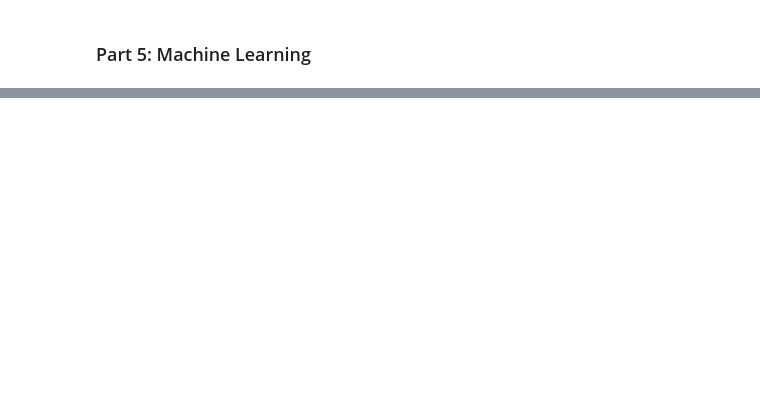
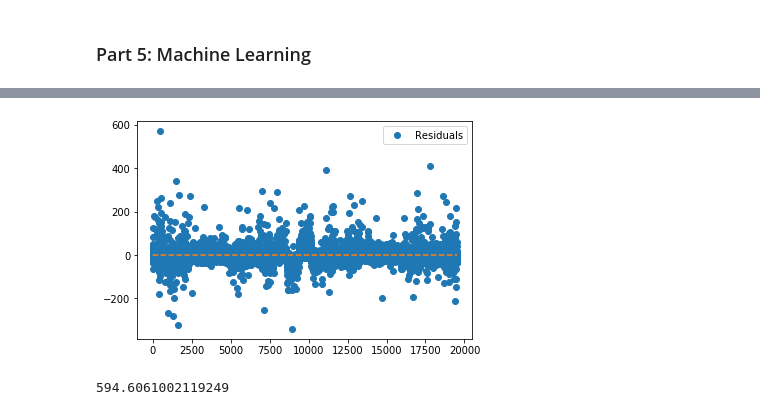
Before and after one commit to vanitakalai/SpringboardProjects, a Jupyter notebook: Capstone Project/Part_5_ML.ipynb, the cells around one changed output, grey strips where cells are left out. Cells and saved outputs as stored; diff of their text form; code cells hidden in the pictures; blank space fills up the shorter version.

```diff
--- a/Capstone Project/Part_5_ML.ipynb
+++ b/Capstone Project/Part_5_ML.ipynb
@@ -102,0 +63,19 @@ val_2 = np.array([val for station, val in scores])
+# %%
+def score(y_test, y_pred, scoring_func, plot_residuals=False):
+
+    if plot_residuals == True:
+            residuals = y_test - y_pred
+            plt.plot(np.arange(len(y_test)), residuals, 'o', label='Residuals')
+            plt.plot(np.arange(len(y_test)), np.zeros(len(y_test)), '--')
+            plt.legend()
+            plt.show()
+
+    return scoring_func(y_test, y_pred)
+# %%
+from sklearn.linear_model import LinearRegression
+
+reg = LinearRegression().fit(X_train, y_train)
+score(y_test, reg.predict(X_test), mean_squared_error, plot_residuals=True)
+# %% [output]
+[figure, added]
+594.6061002119249
```
Also changed, not shown: parts of 39 cells of this notebook.
